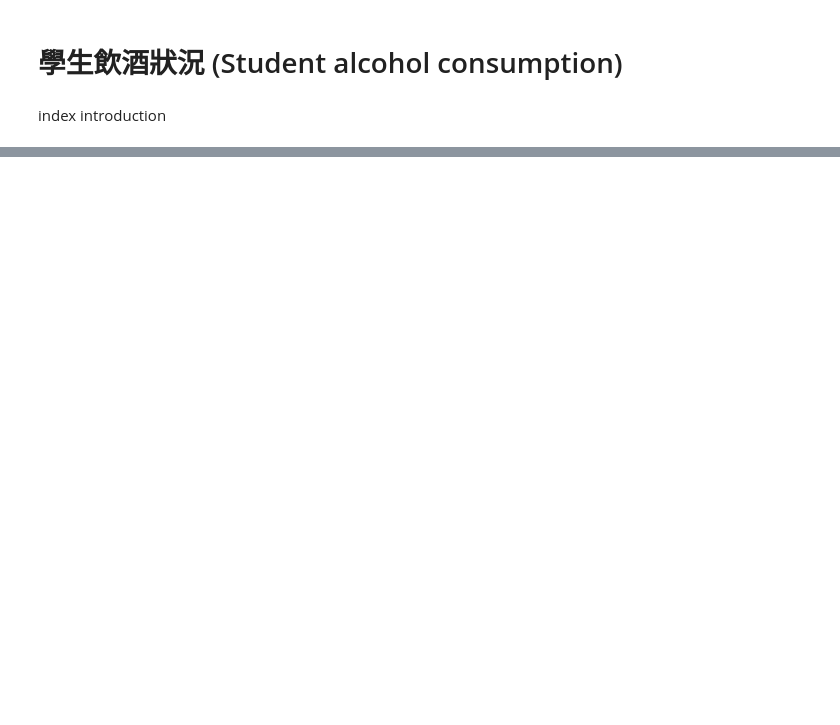
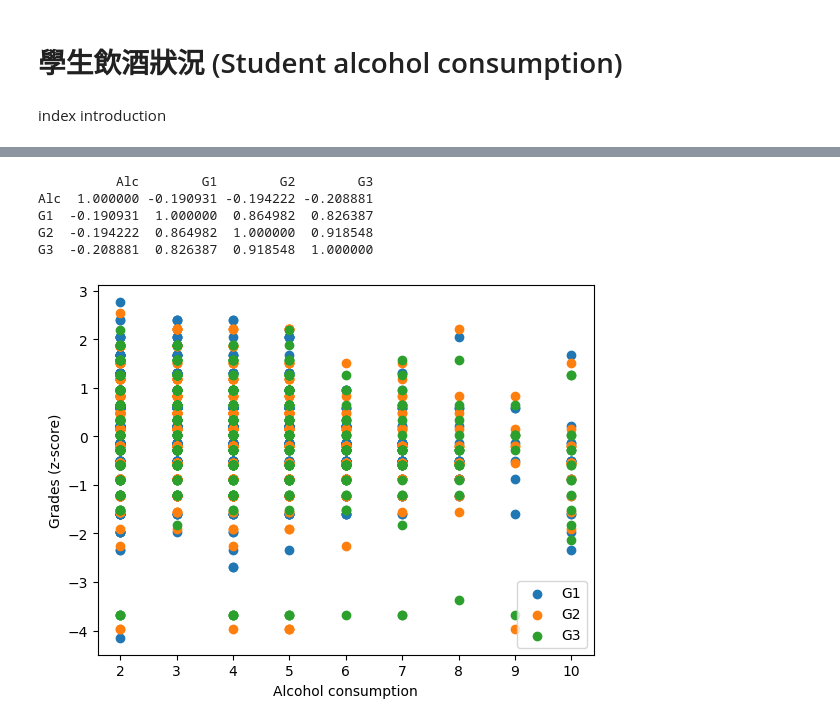
Before and after one commit to guozhuyin/112NetworkLearningTechnology, a Jupyter notebook: EducationalDataMiningUsingPython/MidtermProject231101.ipynb, the cells around one changed output, grey strips where cells are left out. Cells and saved outputs as stored; diff of their text form; code cells hidden in the pictures; blank space fills up the shorter version.

```diff
--- a/EducationalDataMiningUsingPython/MidtermProject231101.ipynb
+++ b/EducationalDataMiningUsingPython/MidtermProject231101.ipynb
@@ -21,3 +21,23 @@ df_introduce
 |  | 學校 | 性別 | 年齡 | 居住區（都市或郊區） | 家庭規模 | 父母同居狀況（同居或分居） | 母親教育程度 | 父親教育程度 | 母親工作 | 父親工作 | ... |
 | 0 | school | sex | age | address | famsize | Pstatus | Medu | Fedu | Mjob | Fjob | ... |
 | 1 | 'GP' or 'MS' | 'F' or 'M' | from 15 to 22 | 'U' or 'R' | 'LE3' or 'GT3' | 'T' or 'A' | from 0 to 4 | from 0 to 4 | 'teacher', 'health', 'services', ... | 'teacher', 'health', 'services', ... | ... |
+# %%
+df["Alc"] = df["Dalc"] + df["Walc"]
+df["G1"] = df["G1"].apply(lambda x: (x - df["G1"].mean()) / df["G1"].std())
+df["G2"] = df["G2"].apply(lambda x: (x - df["G2"].mean()) / df["G2"].std())
+df["G3"] = df["G3"].apply(lambda x: (x - df["G3"].mean()) / df["G3"].std())
+print(df[["Alc", "G1", "G2", "G3"]].corr())
+plt.scatter(df["Alc"], df["G1"], label="G1")
+plt.scatter(df["Alc"], df["G2"], label="G2")
+plt.scatter(df["Alc"], df["G3"], label="G3")
+plt.xlabel("Alcohol consumption")
+plt.ylabel("Grades (z-score)")
+plt.legend()
+plt.show()
+# %% [output]
+          Alc        G1        G2        G3
+Alc  1.000000 -0.190931 -0.194222 -0.208881
+G1  -0.190931  1.000000  0.864982  0.826387
+G2  -0.194222  0.864982  1.000000  0.918548
+G3  -0.208881  0.826387  0.918548  1.000000
+[figure, added]
```
